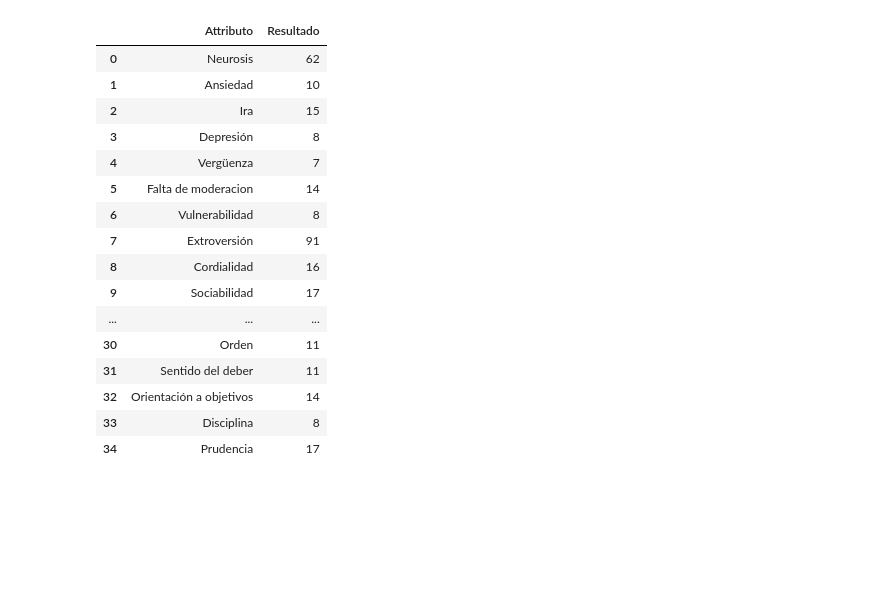
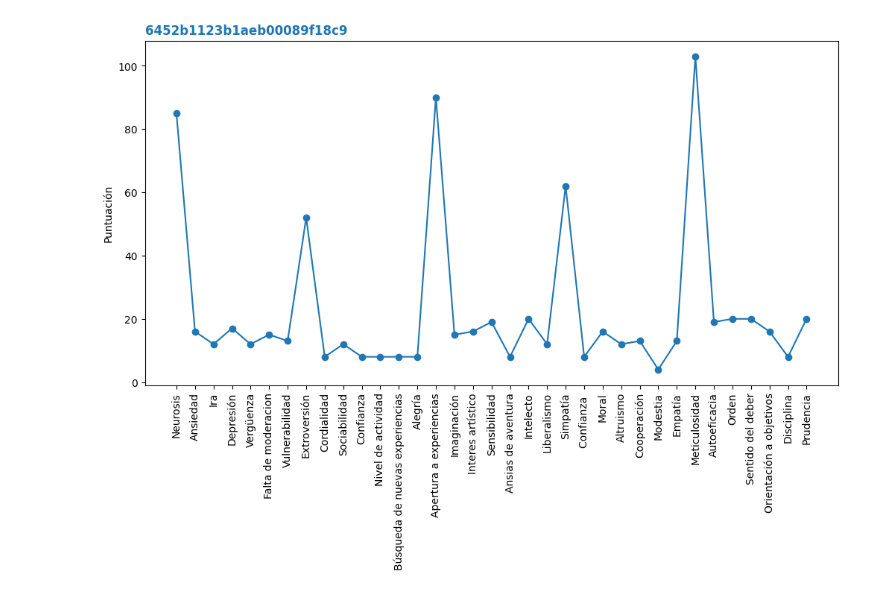
Before and after one commit to rene-marquez/MAIN, a Jupyter notebook: Test Personalidad.ipynb, the cells around one changed output. Drawn from its saved outputs; the diff is of its cells as text; code cells hidden in the pictures; blank space fills up the shorter version.

Commit message:
creando test de personalidad

```diff
--- a/Test Personalidad.ipynb
+++ b/Test Personalidad.ipynb
@@ -66,14 +8,18 @@ from bs4 import BeautifulSoup
 import pandas as pd
 import matplotlib.pyplot as plt
 
+
+
 # make a request to the website
-response = requests.get("https://bigfive-test.com/result/641b95934e456b000837e1e6")
+url = "https://bigfive-test.com/result/6452b1123b1aeb00089f18c9"
+response = requests.get(url)
+identificador = url[32:]
 
 # create a soup object from the response
 soup = BeautifulSoup(response.content, "html.parser")
 
 # define a list of attributes to extract
-attributos = ["Neurosis", "Ansiedad", "Ira", "Depresión", "Vergüenza",
+atributos = ["Neurosis", "Ansiedad", "Ira", "Depresión", "Vergüenza",
               "Falta de moderacion", "Vulnerabilidad", "Extroversión",
               "Cordialidad", "Sociabilidad", "Confianza", "Nivel de actividad",
               "Búsqueda de nuevas experiencias", "Alegría", "Apertura a experiencias",
@@ -86,30 +32,54 @@ attributos = ["Neurosis", "Ansiedad", "Ira", "Depresión", "Vergüenza",
 resultados = []
 
 # loop over the attributes and extract the corresponding scores
-for attributo in attributos:
+for atributo in atributos:
     # find the corresponding div
-    div = soup.find("a", {"href": f"#{attributo.lower()}"})
+    div = soup.find("a", {"href": f"#{atributo.lower()}"})
     # extract the score
     score = div.find_next('p').text.split(":")[1].strip()
-    score = score[:2]
+
+    if score[3] == "-":
+        score = int(score[:2])
+    else:
+        if score[2] == "-":
+            score = int(score[:1])
+        else:
+            score = int(score[:3])
+
     # append the attribute name and score to the results list
-    resultados.append((attributo, score))
+    resultados.append(score)
 
 # create a pandas DataFrame from the results list
-testPersonalidad = pd.DataFrame(resultados, columns=["Attributo", "Resultado"])
 
+testPersonalidad = pd.DataFrame([resultados], columns=["Neurosis", "Ansiedad", "Ira", "Depresión", "Vergüenza",
+                                                        "Falta de moderacion", "Vulnerabilidad", "Extroversión",
+                                                        "Cordialidad", "Sociabilidad", "Confianza", "Nivel de actividad",
+                                                        "Búsqueda de nuevas experiencias", "Alegría", "Apertura a experiencias",
+                                                        "Imaginación", "Interes artístico", "Sensibilidad", "Ansias de aventura",
+                                                        "Intelecto", "Liberalismo", "Simpatía", "Confianza ", "Moral", "Altruismo",
+                                                        "Cooperación", "Modestia", "Empatía", "Meticulosidad", "Autoeficacia",
+                                                        "Orden", "Sentido del deber", "Orientación a objetivos", "Disciplina", "Prudencia"
+                                                         ])
 # print the DataFrame
-testPersonalidad
+print(testPersonalidad)
 
-#testPersonalidad["Resultado"].plot()
-#plt.show()
 
 #Creando la grafica
-#fig, ax = plt.subplots(figsize=(12, 4))
-#ax.plot(testPersonalidad["Attributo"], testPersonalidad["Resultado"], marker = 'o')
-#ax.set_ylabel("Uso de CPU")
-#plt.xticks(rotation=90)
-#ax.set_title(nombreProceso, loc = "left", fontdict = {'fontsize':14, 'fontweight':'bold', 'color':'tab:blue'})
-#plt.show()
-#fig.savefig(nombreProceso + " graficaCPU.png")
+fig, ax = plt.subplots(figsize=(12, 6))
+ax.plot(testPersonalidad.iloc[0], marker = 'o')
+plt.xticks(rotation=90)
+ax.set_title(identificador, loc = "left", fontdict = {'fontsize':12, 'fontweight':'bold', 'color':'tab:blue'})
+ax.set_ylabel("Puntuación")
+fig.savefig(identificador + " test personalidad todo.png")
+
+columnas = ["Neurosis", "Extroversión", "Apertura a experiencias", "Simpatía", "Meticulosidad"]
+datos = testPersonalidad[columnas]
+
+fig, ax = plt.subplots(figsize=(12, 6))
+ax.plot(datos.iloc[0], marker = 'o')
+#datos.plot(ax=ax, kind="bar")
+ax.set_title(identificador, loc="left", fontdict={"fontsize":12, "fontweight":"bold", "color":"tab:blue"})
+ax.set_ylabel("Puntuación")
+plt.xticks(rotation=0)
+fig.savefig(identificador + " test personalidad 5.png")
 # %% [output]
@@ -117,17 +103 @@ testPersonalidad
-|  | Attributo | Resultado |
-| 0 | Neurosis | 62 |
-| 1 | Ansiedad | 10 |
-| 2 | Ira | 15 |
-| 3 | Depresión | 8 |
-| 4 | Vergüenza | 7 |
-| 5 | Falta de moderacion | 14 |
-| 6 | Vulnerabilidad | 8 |
-| 7 | Extroversión | 91 |
-| 8 | Cordialidad | 16 |
-| 9 | Sociabilidad | 17 |
-| ... | ... | ... |
-| 30 | Orden | 11 |
-| 31 | Sentido del deber | 11 |
-| 32 | Orientación a objetivos | 14 |
-| 33 | Disciplina | 8 |
-| 34 | Prudencia | 17 |
+[figure, added]
```
Also changed, not shown: parts of 3 cells of this notebook.
